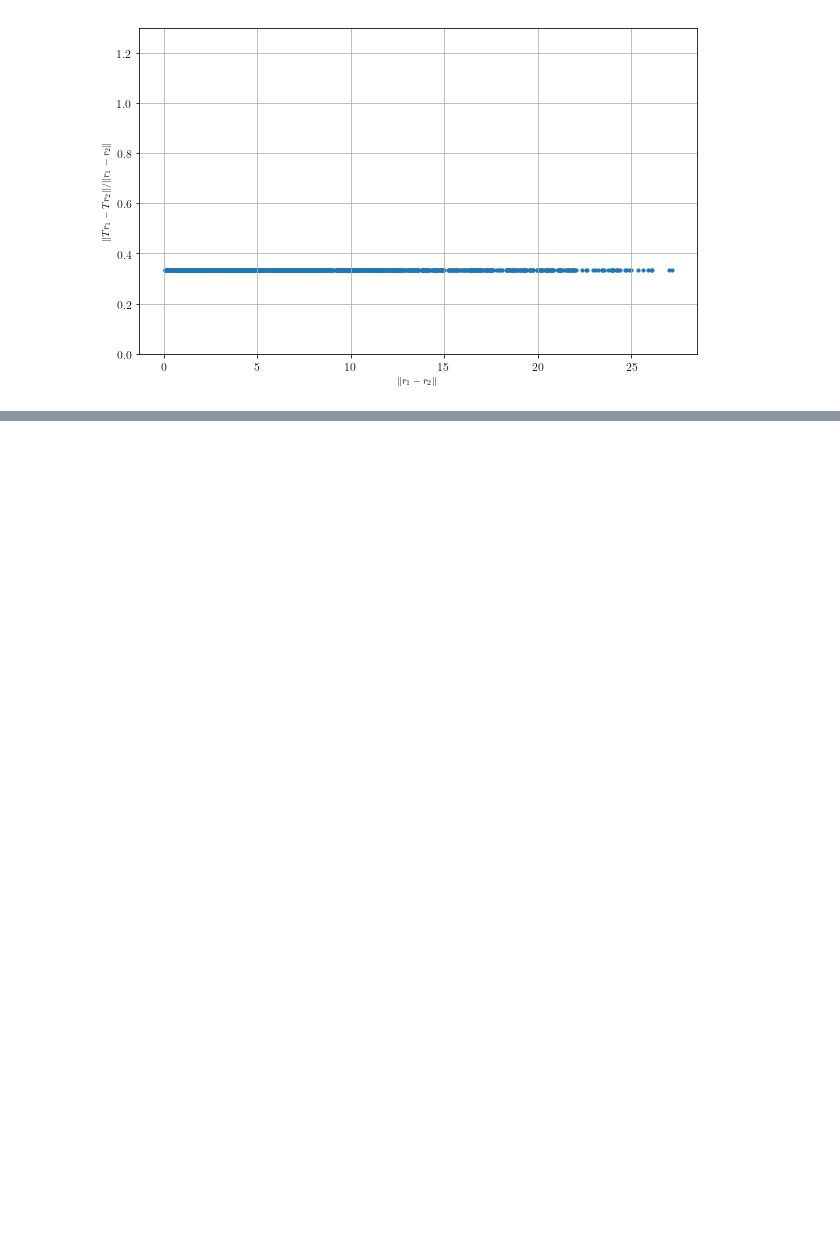
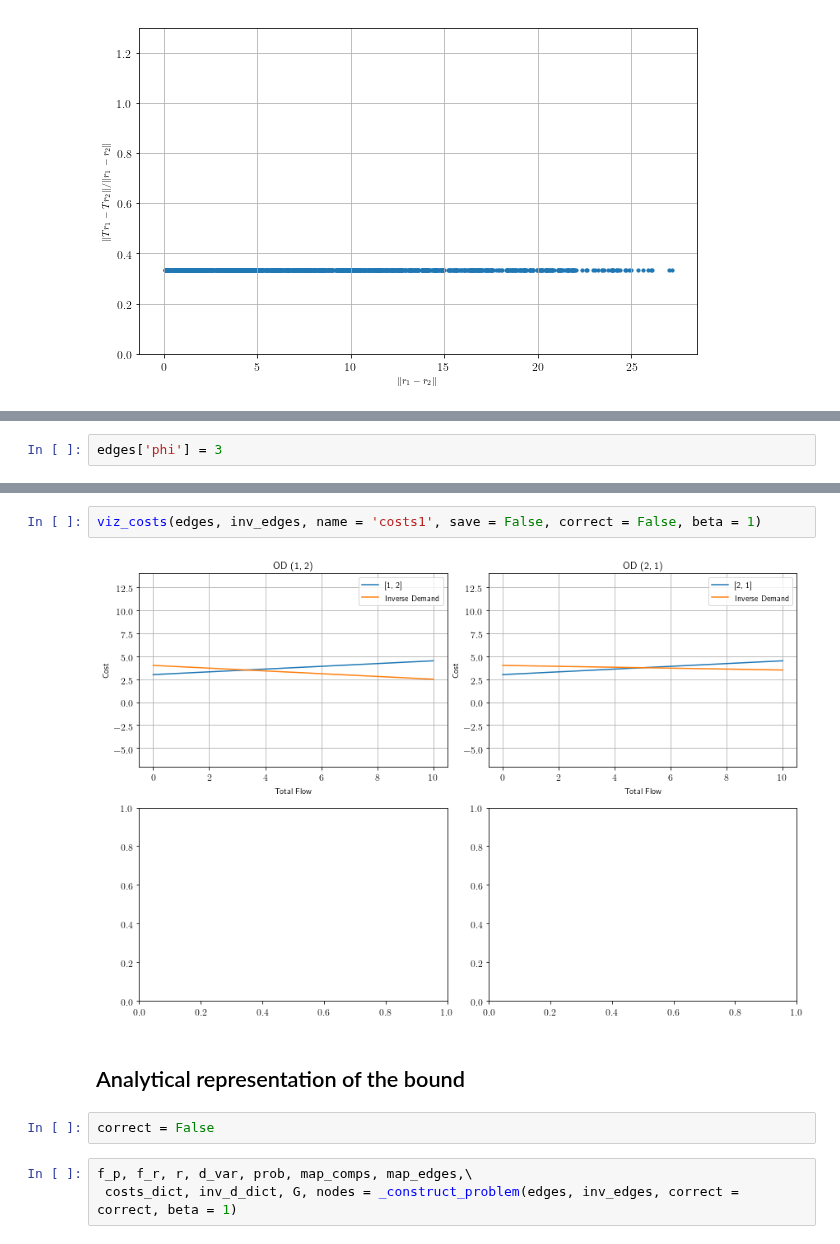
Before and after one commit to LucasFuentesValenzuela/ICU, a Jupyter notebook: fixed_point_methods/Finding special case for manual study _2nodes_HighContractivity_Ratio.ipynb, the cells around one changed output, grey strips where cells are left out. Drawn from its saved outputs; the diff is of its cells as text; blank space fills up the shorter version.

```diff
--- a/fixed_point_methods/Finding special case for manual study _2nodes_HighContractivity_Ratio.ipynb
+++ b/fixed_point_methods/Finding special case for manual study _2nodes_HighContractivity_Ratio.ipynb
@@ -292,0 +295,2 @@ Tr, r_, dT, dr = sample_solutions(edges, inv_edges, nsamples = 1000, \
+# %%
+edges['phi'] = 3
@@ -292,0 +303,11 @@ Tr, r_, dT, dr = sample_solutions(edges, inv_edges, nsamples = 1000, \
+# %%
+viz_costs(edges, inv_edges, name = 'costs1', save = False, correct = False, beta = 1)
+# %% [output]
+[figure, added]
+# %% [markdown]
+## Analytical representation of the bound
+# %%
+correct = False
+# %%
+f_p, f_r, r, d_var, prob, map_comps, map_edges,\
+ costs_dict, inv_d_dict, G, nodes = _construct_problem(edges, inv_edges, correct = correct, beta = 1)
```
Also changed, not shown: parts of 7 cells of this notebook, 2 other files.
